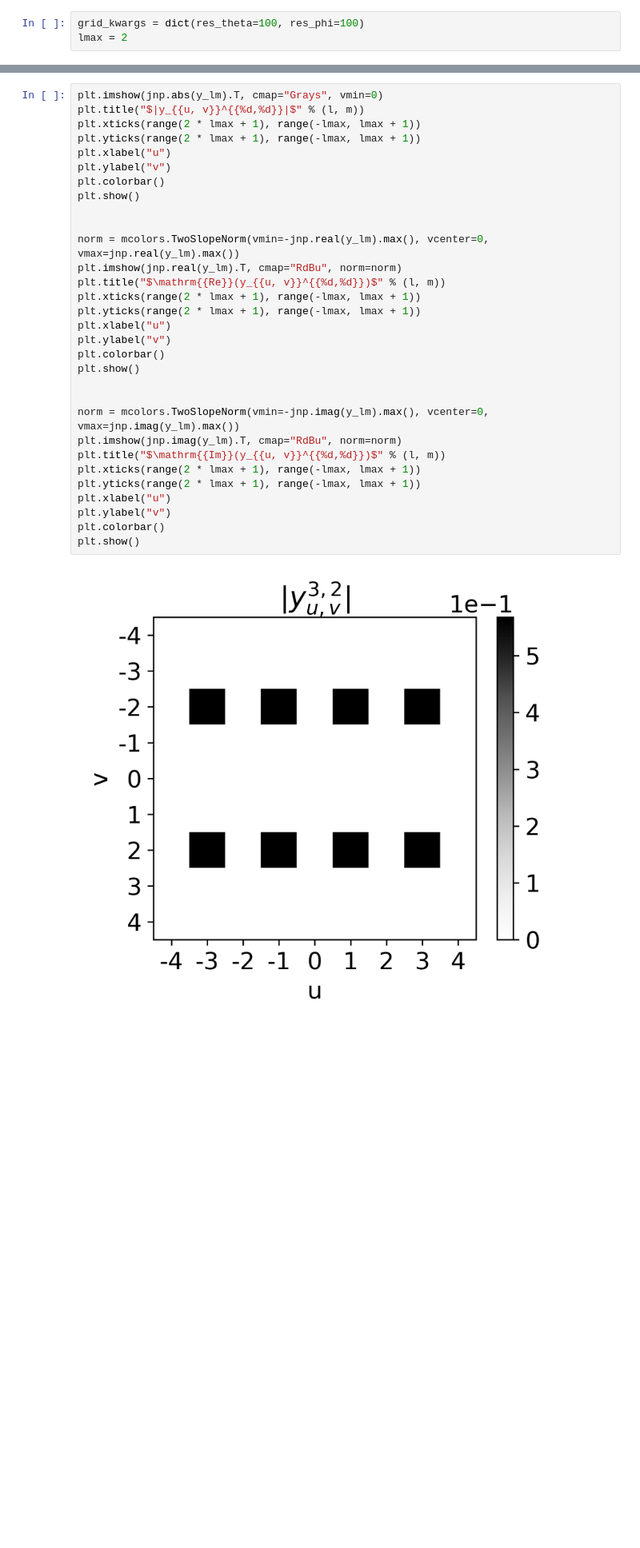
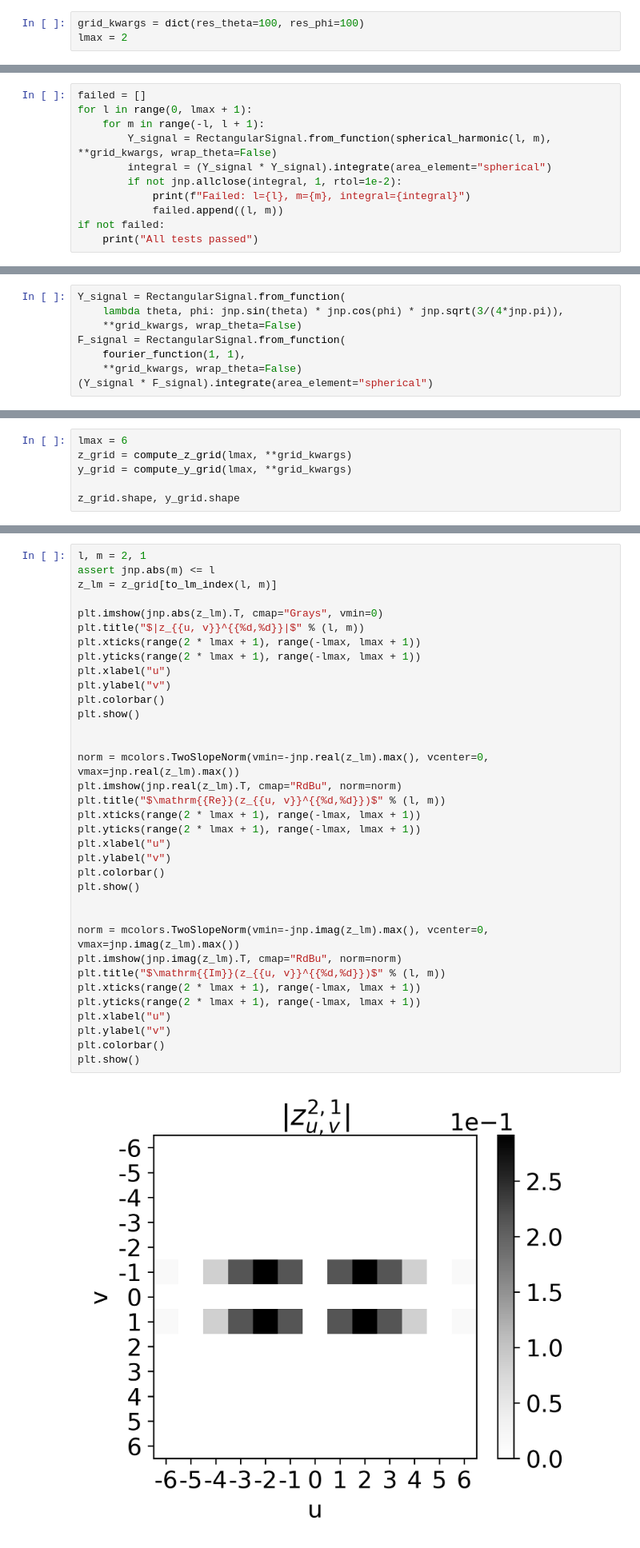
Before and after one commit to atomicarchitects/PriceofFreedom, a Jupyter notebook: gaunt_fft.ipynb, the cells around one changed output, grey strips where cells are left out. Shown at 80% size. Saved outputs shown, nothing was run; the diff lists cells and outputs as text; blank space fills up the shorter version.

Commit message:
Gaunt working without FFT. SH <-> 2D Fourier basis working.

```diff
--- a/gaunt_fft.ipynb
+++ b/gaunt_fft.ipynb
@@ -303,0 +398,11 @@ All tests passed
+# %%
+failed = []
+for l in range(0, lmax + 1):
+    for m in range(-l, l + 1):
+        Y_signal = RectangularSignal.from_function(spherical_harmonic(l, m), **grid_kwargs, wrap_theta=False)
+        integral = (Y_signal * Y_signal).integrate(area_element="spherical")
+        if not jnp.allclose(integral, 1, rtol=1e-2):
+            print(f"Failed: l={l}, m={m}, integral={integral}")
+            failed.append((l, m))
+if not failed:
+    print("All tests passed")
@@ -303,0 +411,8 @@ All tests passed
+# %%
+Y_signal = RectangularSignal.from_function(
+    lambda theta, phi: jnp.sin(theta) * jnp.cos(phi) * jnp.sqrt(3/(4*jnp.pi)),
+    **grid_kwargs, wrap_theta=False)
+F_signal = RectangularSignal.from_function(
+    fourier_function(1, 1),
+    **grid_kwargs, wrap_theta=False)
+(Y_signal * F_signal).integrate(area_element="spherical")
@@ -303,0 +452,6 @@ All tests passed
+# %%
+lmax = 6
+z_grid = compute_z_grid(lmax, **grid_kwargs)
+y_grid = compute_y_grid(lmax, **grid_kwargs)
+
+z_grid.shape, y_grid.shape
@@ -314,33 +465,37 @@ y_lm = y_grid[to_lm_index(l, m)]
 # %%
-plt.imshow(jnp.abs(y_lm).T, cmap="Grays", vmin=0)
-plt.title("$|y_{{u, v}}^{{%d,%d}}|$" % (l, m))
+l, m = 2, 1
+assert jnp.abs(m) <= l
+z_lm = z_grid[to_lm_index(l, m)]
+
+plt.imshow(jnp.abs(z_lm).T, cmap="Grays", vmin=0)
+plt.title("$|z_{{u, v}}^{{%d,%d}}|$" % (l, m))
 plt.xticks(range(2 * lmax + 1), range(-lmax, lmax + 1))
 plt.yticks(range(2 * lmax + 1), range(-lmax, lmax + 1))
 plt.xlabel("u")
 plt.ylabel("v")
 plt.colorbar()
 plt.show()
 
 
-norm = mcolors.TwoSlopeNorm(vmin=-jnp.real(y_lm).max(), vcenter=0, vmax=jnp.real(y_lm).max())
-plt.imshow(jnp.real(y_lm).T, cmap="RdBu", norm=norm)
-plt.title("$\mathrm{{Re}}(y_{{u, v}}^{{%d,%d}})$" % (l, m))
+norm = mcolors.TwoSlopeNorm(vmin=-jnp.real(z_lm).max(), vcenter=0, vmax=jnp.real(z_lm).max())
+plt.imshow(jnp.real(z_lm).T, cmap="RdBu", norm=norm)
+plt.title("$\mathrm{{Re}}(z_{{u, v}}^{{%d,%d}})$" % (l, m))
 plt.xticks(range(2 * lmax + 1), range(-lmax, lmax + 1))
 plt.yticks(range(2 * lmax + 1), range(-lmax, lmax + 1))
 plt.xlabel("u")
 plt.ylabel("v")
 plt.colorbar()
 plt.show()
 
 
-norm = mcolors.TwoSlopeNorm(vmin=-jnp.imag(y_lm).max(), vcenter=0, vmax=jnp.imag(y_lm).max())
-plt.imshow(jnp.imag(y_lm).T, cmap="RdBu", norm=norm)
-plt.title("$\mathrm{{Im}}(y_{{u, v}}^{{%d,%d}})$" % (l, m))
+norm = mcolors.TwoSlopeNorm(vmin=-jnp.imag(z_lm).max(), vcenter=0, vmax=jnp.imag(z_lm).max())
+plt.imshow(jnp.imag(z_lm).T, cmap="RdBu", norm=norm)
+plt.title("$\mathrm{{Im}}(z_{{u, v}}^{{%d,%d}})$" % (l, m))
 plt.xticks(range(2 * lmax + 1), range(-lmax, lmax + 1))
 plt.yticks(range(2 * lmax + 1), range(-lmax, lmax + 1))
 plt.xlabel("u")
 plt.ylabel("v")
 plt.colorbar()
 plt.show()
 # %% [output]
-[figure, old version]
+[figure, new version]
```
Also changed, not shown: parts of 23 cells of this notebook.
